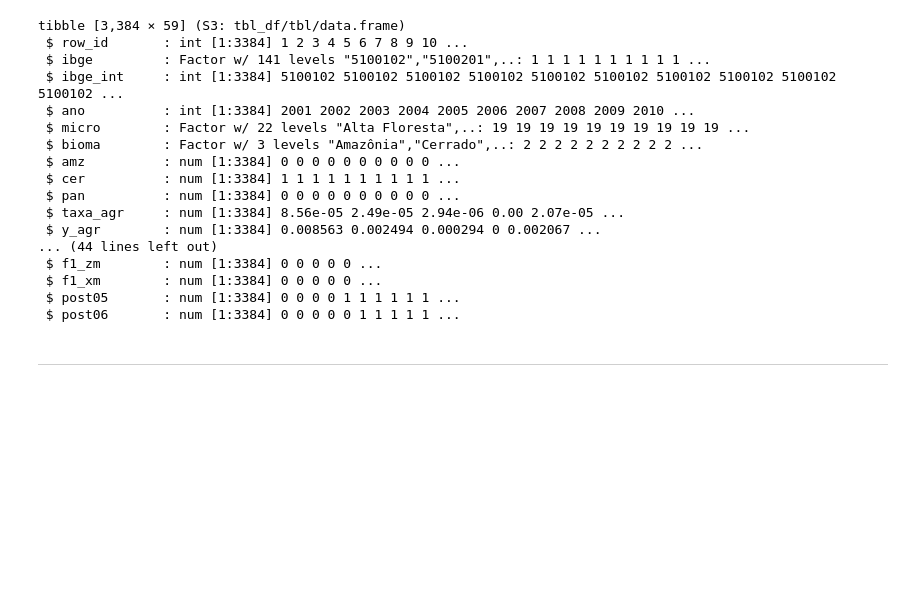
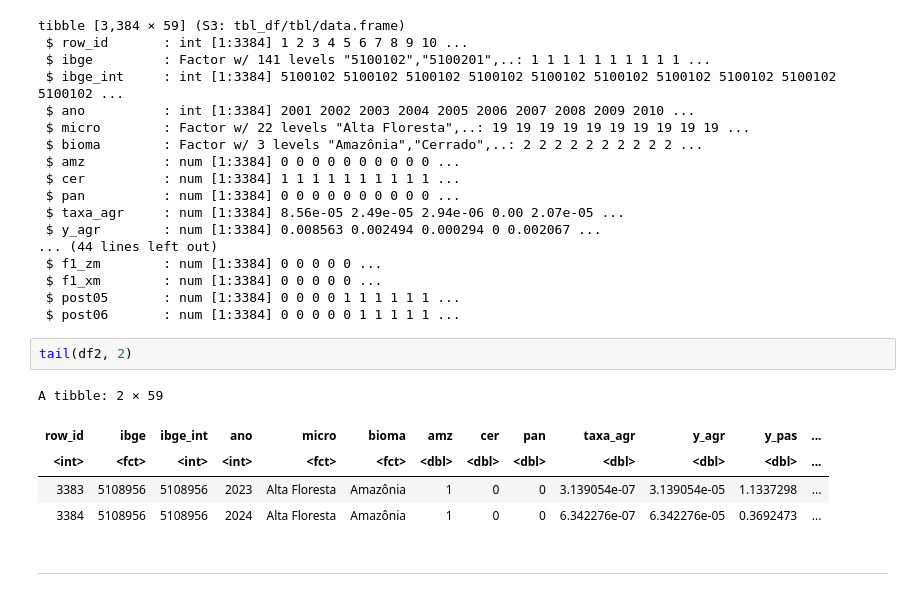
Before and after one commit to fernandovieira1/tese_eco_usp, a Jupyter notebook: 2_INTI/chapters/chap1/stats/2. MODELOS/grupos_h1/2_base_completa_h1_precaria/MODELOS_H1_PREC/modelos_fixos_h1_prec_v6.ipynb, the cells around one changed output. Saved outputs shown, nothing was run; the diff lists cells and outputs as text; blank space fills up the shorter version.

```diff
--- a/2_INTI/chapters/chap1/stats/2. MODELOS/grupos_h1/2_base_completa_h1_precaria/MODELOS_H1_PREC/modelos_fixos_h1_prec_v6.ipynb
+++ b/2_INTI/chapters/chap1/stats/2. MODELOS/grupos_h1/2_base_completa_h1_precaria/MODELOS_H1_PREC/modelos_fixos_h1_prec_v6.ipynb
@@ -466,6 +554,14 @@ tibble [3,384 × 59] (S3: tbl_df/tbl/data.frame)
  $ f1_xm        : num [1:3384] 0 0 0 0 0 ...
  $ post05       : num [1:3384] 0 0 0 0 1 1 1 1 1 1 ...
  $ post06       : num [1:3384] 0 0 0 0 0 1 1 1 1 1 ...
+# %%
+tail(df2, 2)
+# %% [output]
+A tibble: 2 × 59
+| row_id | ibge | ibge_int | ano | micro | bioma | amz | cer | pan | taxa_agr | y_agr | y_pas | ... |
+| <int> | <fct> | <int> | <int> | <fct> | <fct> | <dbl> | <dbl> | <dbl> | <dbl> | <dbl> | <dbl> | ... |
+| 3383 | 5108956 | 5108956 | 2023 | Alta Floresta | Amazônia | 1 | 0 | 0 | 3.139054e-07 | 3.139054e-05 | 1.1337298 | ... |
+| 3384 | 5108956 | 5108956 | 2024 | Alta Floresta | Amazônia | 1 | 0 | 0 | 6.342276e-07 | 6.342276e-05 | 0.3692473 | ... |
 # %% [markdown]
 ***
 # %% [markdown]
```
Also changed, not shown: parts of 2 cells of this notebook, 1 other file.
